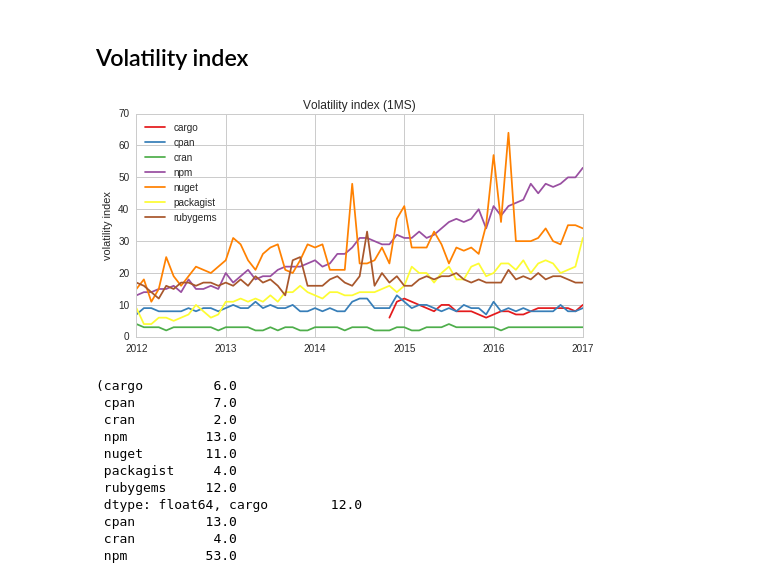
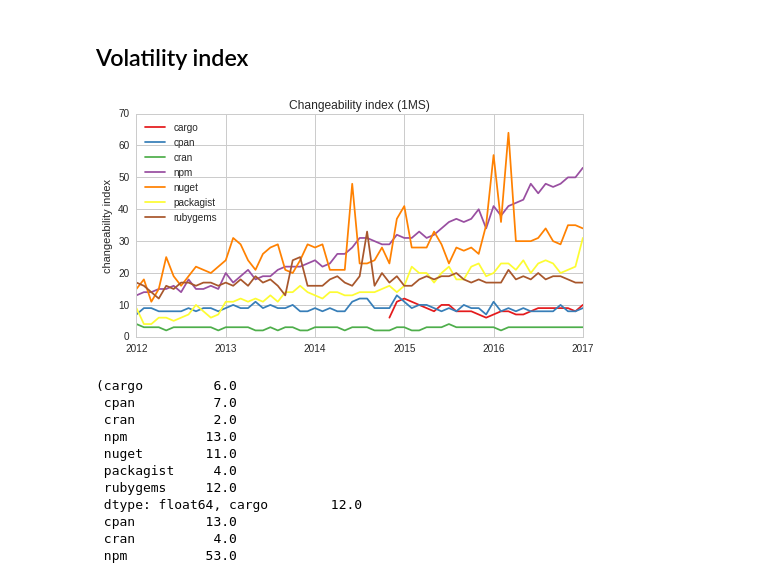
Before and after one commit to AlexandreDecan/ecos-emse, a Jupyter notebook: notebooks/Ecosystem activity.ipynb, the cells around one changed output. Saved outputs shown, nothing was run; the diff lists cells and outputs as text; code cells hidden in the pictures.

Commit message:
Changeability index

```diff
--- a/notebooks/Ecosystem activity.ipynb
+++ b/notebooks/Ecosystem activity.ipynb
@@ -744,36 +744,36 @@ date_freq = '1MS'
 dates = pandas.date_range(DATE_RANGE[0], DATE_RANGE[-1] + pandas.DateOffset(months=1), freq=date_freq)
 data_temp = pandas.DataFrame(index=dates, columns=ECOSYSTEMS)
 
 for ecosystem, data in df_data.items():
     for i in range(len(dates) - 1):
         start, end = dates[i], dates[i+1]
         df_temp = data['packages'].query('first_release != time')
         df_temp = df_temp[(df_temp['time'] >= start) & (df_temp['time'] < end)]
 
         if len(df_temp) == 0:
             continue
 
         index = x_index(
             df_temp
             .groupby('package')
             .count()
             ['time']
             .values
         )
         data_temp.loc[start, ecosystem] = index
 
 data_temp.plot(ax=ax)
 
 ax.set(
-    title='Volatility index ({})'.format(date_freq),
+    title='Changeability index ({})'.format(date_freq),
     xlabel='',
-    ylabel='volatility index',
+    ylabel='changeability index',
     xlim=FIG_DATE_RANGE,
 )
 
 savefig(figure, 'act_volatility_index')
 # %% [output]
-[figure, old version]
+[figure, new version]
 # %%
 data_temp.min(), data_temp.max(), data_temp.iloc[-2]
 # %% [output]
```
Also changed, not shown: parts of 1 cell of this notebook, 2 other files.
